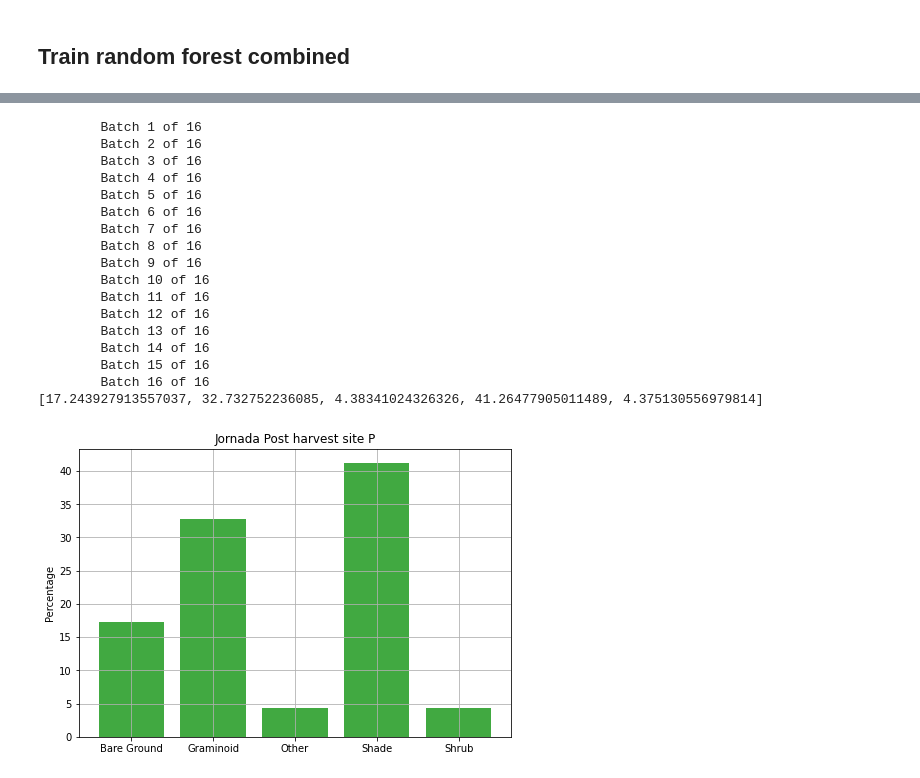
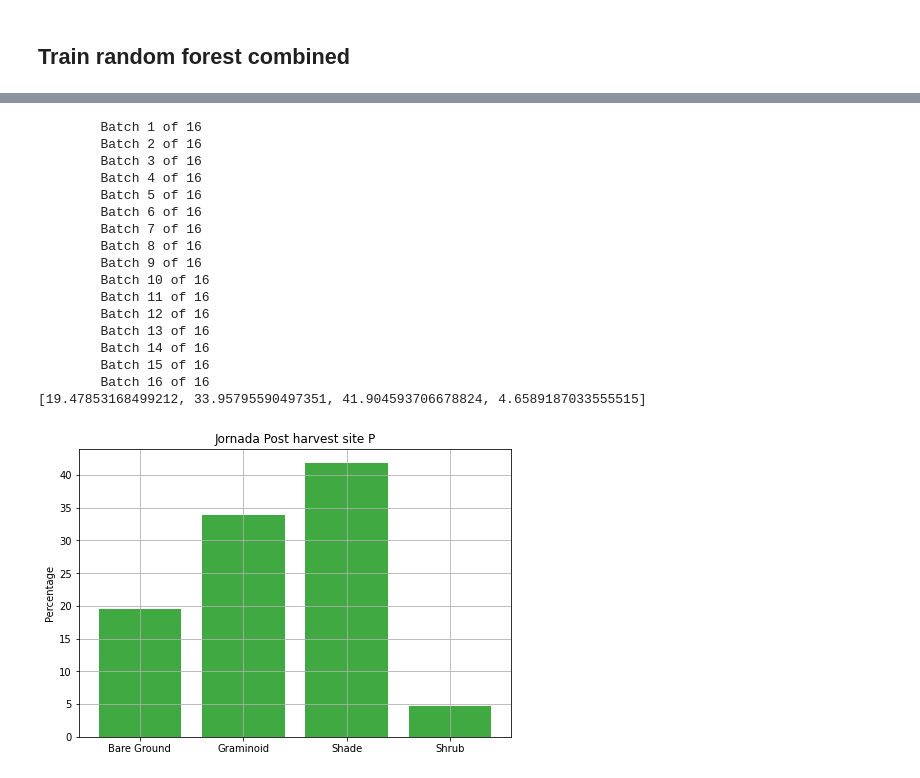
Before and after one commit to Aryal007/ml_satellite_image_segmentation, a Jupyter notebook: example_jornada_airborne.ipynb, the cells around one changed output, grey strips where cells are left out. Saved outputs shown, nothing was run; the diff lists cells and outputs as text; code cells hidden in the pictures.

```diff
--- a/example_jornada_airborne.ipynb
+++ b/example_jornada_airborne.ipynb
@@ -522,7 +522,7 @@ image_np = c_post_tiff.read()[[2,3,4],:,:].transpose(1,2,0)
 image_np[image_np == -32767] = np.nan
 _values = Counter(list(c_post_all_prediction[np.invert(np.isnan(np.mean(image_np, axis=2)))]))
 _total = sum(_values.values())
-_classes = sorted(['Graminoid', 'Bare Ground', 'Shade', 'Other', 'Shrub'])
+_classes = sorted(['Graminoid', 'Bare Ground', 'Shade', 'Shrub'])
 fig = plt.figure()
 ax = fig.add_axes([0,0,1,1])
 ax.set_title('Jornada Post harvest site C')
@@ -561,7 +561,7 @@ image_np = m_pre_tiff.read()[[2,3,4],:,:].transpose(1,2,0)
 image_np[image_np == -32767] = np.nan
 _values = Counter(list(m_pre_all_prediction[np.invert(np.isnan(np.mean(image_np, axis=2)))]))
 _total = sum(_values.values())
-_classes = sorted(['Graminoid', 'Bare Ground', 'Shade', 'Other', 'Shrub'])
+_classes = sorted(['Graminoid', 'Bare Ground', 'Shade', 'Shrub'])
 fig = plt.figure()
 ax = fig.add_axes([0,0,1,1])
 ax.set_title('Jornada Pre harvest site M')
@@ -600,7 +600,7 @@ image_np = m_post_tiff.read()[[2,3,4],:,:].transpose(1,2,0)
 image_np[image_np == -32767] = np.nan
 _values = Counter(list(m_post_all_prediction[np.invert(np.isnan(np.mean(image_np, axis=2)))]))
 _total = sum(_values.values())
-_classes = sorted(['Graminoid', 'Bare Ground', 'Shade', 'Other', 'Shrub'])
+_classes = sorted(['Graminoid', 'Bare Ground', 'Shade', 'Shrub'])
 fig = plt.figure()
 ax = fig.add_axes([0,0,1,1])
 ax.set_title('Jornada Post harvest site M')
@@ -639,7 +639,7 @@ image_np = p_pre_tiff.read()[[2,3,4],:,:].transpose(1,2,0)
 image_np[image_np == -32767] = np.nan
 _values = Counter(list(p_pre_all_prediction[np.invert(np.isnan(np.mean(image_np, axis=2)))]))
 _total = sum(_values.values())
-_classes = sorted(['Graminoid', 'Bare Ground', 'Shade', 'Other', 'Shrub'])
+_classes = sorted(['Graminoid', 'Bare Ground', 'Shade', 'Shrub'])
 fig = plt.figure()
 ax = fig.add_axes([0,0,1,1])
 ax.set_title('Jornada Pre harvest site P')
@@ -678,38 +678,38 @@ image_np = p_post_tiff.read()[[2,3,4],:,:].transpose(1,2,0)
 image_np[image_np == -32767] = np.nan
 _values = Counter(list(p_post_all_prediction[np.invert(np.isnan(np.mean(image_np, axis=2)))]))
 _total = sum(_values.values())
-_classes = sorted(['Graminoid', 'Bare Ground', 'Shade', 'Other', 'Shrub'])
+_classes = sorted(['Graminoid', 'Bare Ground', 'Shade', 'Shrub'])
 fig = plt.figure()
 ax = fig.add_axes([0,0,1,1])
 ax.set_title('Jornada Post harvest site P')
 ax.set_ylabel('Percentage')
 x,y = [], []
 for key in sorted(dict(_values)):
     x.append(_classes[key-1])
     y.append(_values[key]/_total*100)
 ax.bar(x,y,color="tab:green", alpha=0.9)
 ax.grid()
 print(y)
 plt.show()
 # %% [output]
         Batch 1 of 16
         Batch 2 of 16
         Batch 3 of 16
         Batch 4 of 16
         Batch 5 of 16
         Batch 6 of 16
         Batch 7 of 16
         Batch 8 of 16
         Batch 9 of 16
         Batch 10 of 16
         Batch 11 of 16
         Batch 12 of 16
         Batch 13 of 16
         Batch 14 of 16
         Batch 15 of 16
         Batch 16 of 16
-[17.243927913557037, 32.732752236085, 4.38341024326326, 41.26477905011489, 4.375130556979814]
+[19.47853168499212, 33.95795590497351, 41.904593706678824, 4.6589187033555515]
-[figure, old version]
+[figure, new version]
 # %%
 t_pre_all_prediction = combined_classifier.get_labels(t_pre_tiff,"/estimator.sav")
 t_pre_data.convert_to_tiff(t_pre_tiff, t_pre_all_prediction, filename="t_pre_all.tif")
```
Also changed, not shown: parts of 26 cells of this notebook, 2 other files.
